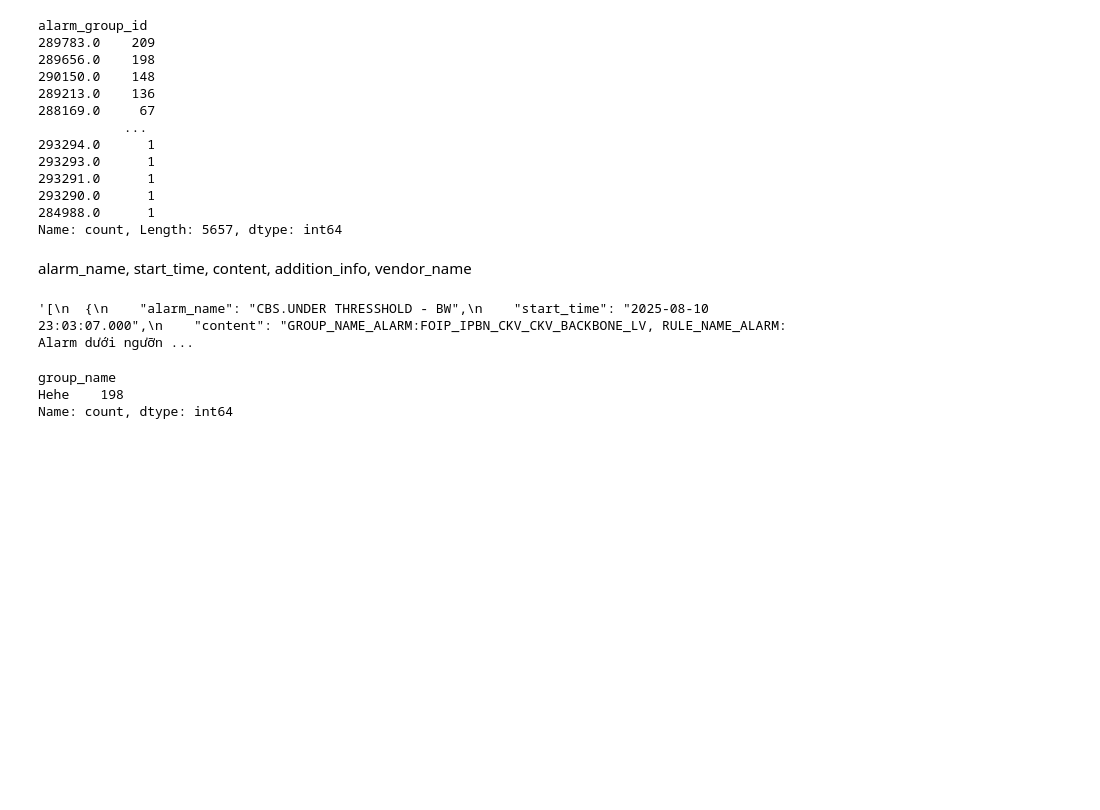
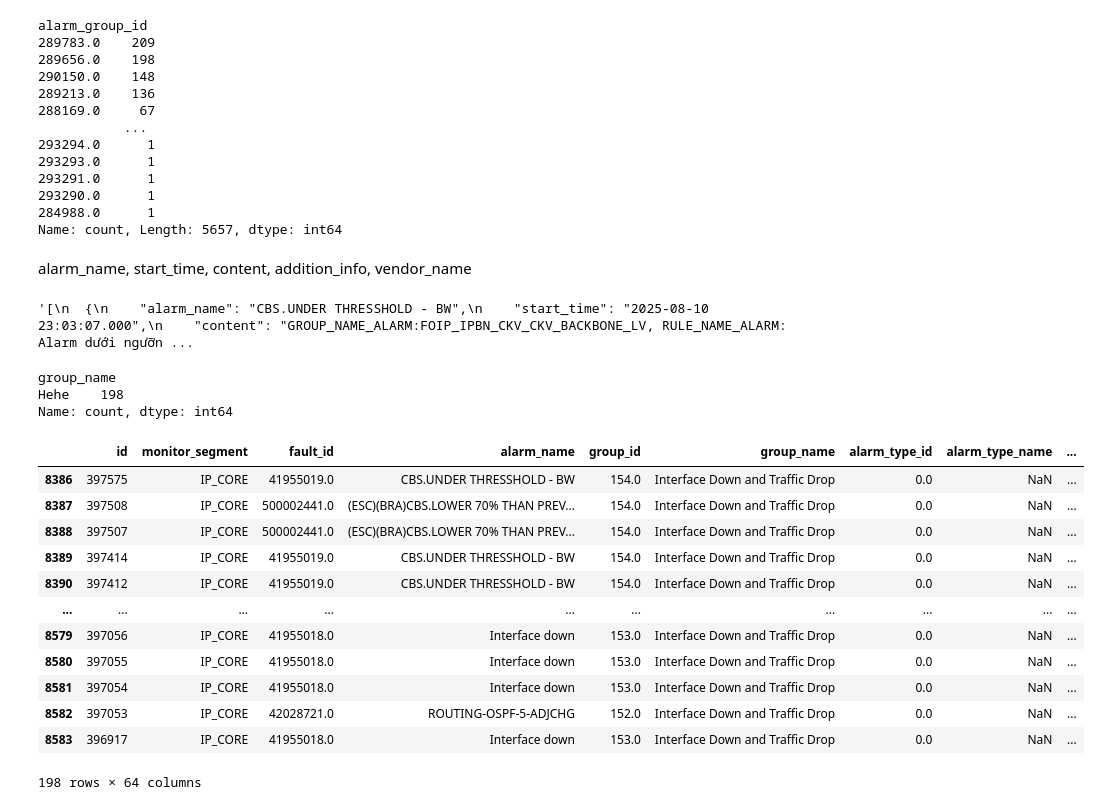
Before and after one commit to hiendamvan/Ip_alarm-, a Jupyter notebook: preprocessing.ipynb, the cells around one changed output. Drawn from its saved outputs; the diff is of its cells as text; code cells hidden in the pictures; blank space fills up the shorter version.

```diff
--- a/preprocessing.ipynb
+++ b/preprocessing.ipynb
@@ -156,3 +156,23 @@ df['group_name'].value_counts()
 group_name
 Hehe    198
 Name: count, dtype: int64
+# %%
+df = pd.read_csv('data/fixed.csv', on_bad_lines='skip')
+# %%
+# group by alarm_group_id
+df[df['alarm_group_id']==289656]
+Tên tv, consistant, trg alarm name, device code, severity, group id, port,
+# %% [output]
+|  | id | monitor_segment | fault_id | alarm_name | group_id | group_name | alarm_type_id | alarm_type_name | ... |
+| 8386 | 397575 | IP_CORE | 41955019.0 | CBS.UNDER THRESSHOLD - BW | 154.0 | Interface Down and Traffic Drop | 0.0 | NaN | ... |
+| 8387 | 397508 | IP_CORE | 500002441.0 | (ESC)(BRA)CBS.LOWER 70% THAN PREV... | 154.0 | Interface Down and Traffic Drop | 0.0 | NaN | ... |
+| 8388 | 397507 | IP_CORE | 500002441.0 | (ESC)(BRA)CBS.LOWER 70% THAN PREV... | 154.0 | Interface Down and Traffic Drop | 0.0 | NaN | ... |
+| 8389 | 397414 | IP_CORE | 41955019.0 | CBS.UNDER THRESSHOLD - BW | 154.0 | Interface Down and Traffic Drop | 0.0 | NaN | ... |
+| 8390 | 397412 | IP_CORE | 41955019.0 | CBS.UNDER THRESSHOLD - BW | 154.0 | Interface Down and Traffic Drop | 0.0 | NaN | ... |
+| ... | ... | ... | ... | ... | ... | ... | ... | ... | ... |
+| 8579 | 397056 | IP_CORE | 41955018.0 | Interface down | 153.0 | Interface Down and Traffic Drop | 0.0 | NaN | ... |
+| 8580 | 397055 | IP_CORE | 41955018.0 | Interface down | 153.0 | Interface Down and Traffic Drop | 0.0 | NaN | ... |
+| 8581 | 397054 | IP_CORE | 41955018.0 | Interface down | 153.0 | Interface Down and Traffic Drop | 0.0 | NaN | ... |
+| 8582 | 397053 | IP_CORE | 42028721.0 | ROUTING-OSPF-5-ADJCHG | 152.0 | Interface Down and Traffic Drop | 0.0 | NaN | ... |
+| 8583 | 396917 | IP_CORE | 41955018.0 | Interface down | 153.0 | Interface Down and Traffic Drop | 0.0 | NaN | ... |
+198 rows × 64 columns
```
Also changed, not shown: 3 other files.
